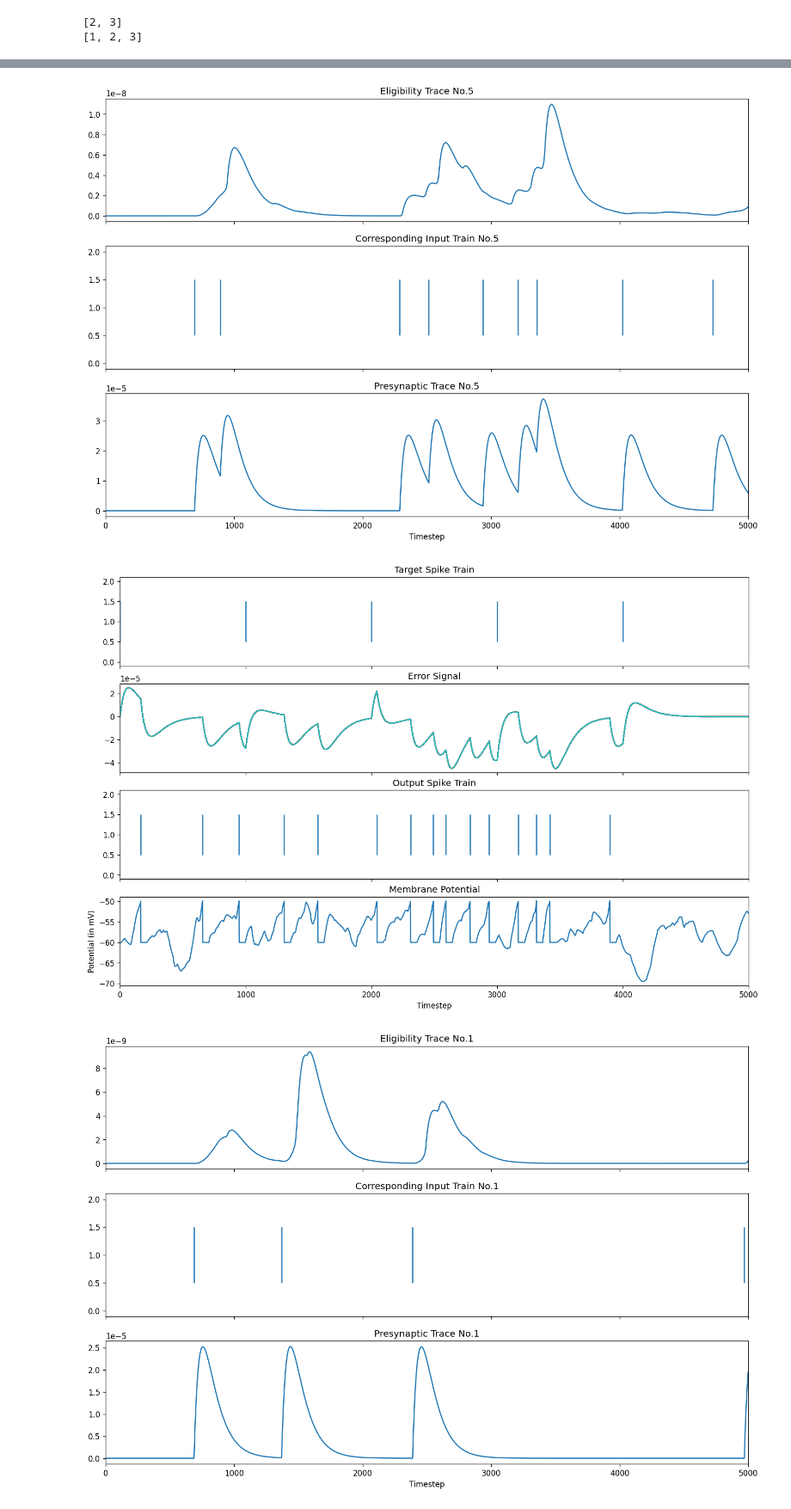
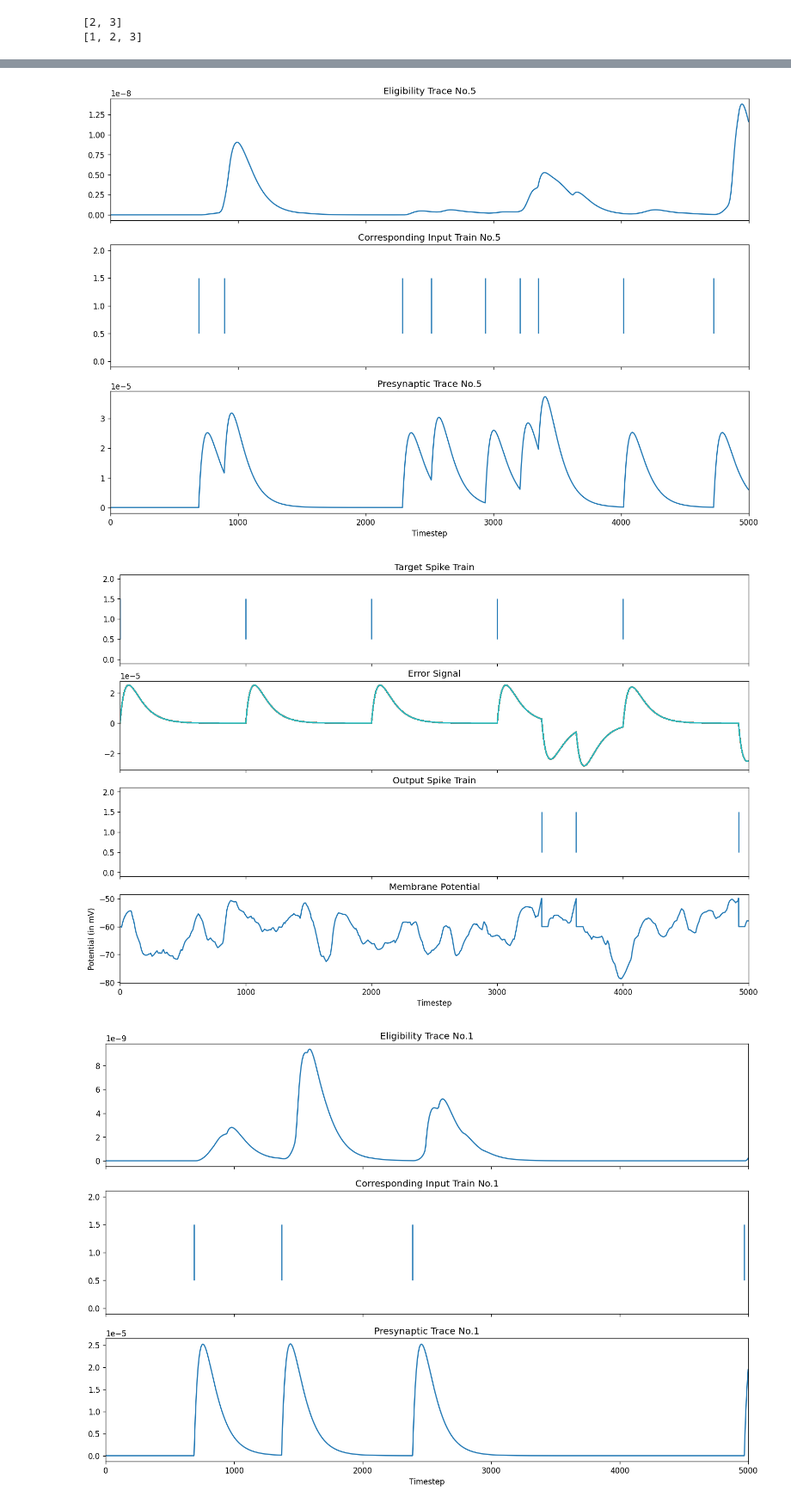
Before and after one commit to divyanshgupt/Unreliable-Transmission, a Jupyter notebook: Superspike implementation.ipynb, the cells around one changed output, grey strips where cells are left out. Shown at 86% size. Drawn from its saved outputs; the diff is of its cells as text; code cells hidden in the pictures.

```diff
--- a/Superspike implementation.ipynb
+++ b/Superspike implementation.ipynb
@@ -605,7 +605,7 @@ target[:: nb_steps//5] = 1
 
 weight_scale = 70*(1 - 0) # copied from spytorch
 
-weights = torch.empty((nb_inputs), device=device, dtype=dtype)
+weights = torch.empty((nb_inputs, nb_outputs), device=device, dtype=dtype)
 torch.nn.init.normal_(weights, mean=0.5, std=weight_scale/np.sqrt(nb_inputs))
 print("Weight initialization done")
 # %% [output]
@@ -672,13 +673,15 @@ for i in tqdm(range(epochs)):
     if t < 50:
       if 1 in spk_rec:
         reset = 1
-        print("Reseting membrane potential to resting value")
+      #  print("Reseting membrane potential to resting value")
     elif 1 in spk_rec[-50:]:
       reset = 1
     else:
       reset = 0
 
-    weighted_inp = torch.sum(input_trains[:, t] * weights)
+ #   weights = torch.flatten(weights)
+
+    weighted_inp = torch.sum(input_trains[:, t] * weights.T)
     new_syn = alpha*syn + weighted_inp
     new_mem = (beta*mem + syn*(1 - beta) + u_rest*(1 - beta))*(1 - reset) + (reset * u_rest)
 
@@ -712,7 +715,7 @@ for i in tqdm(range(epochs)):
 
     # for minibatching weight updates in time
     m += error[1] * synaptic_eligibility[1]
-  weights += m
+ # weights += m
 
   # loss evaluation
   spk_rec = torch.stack(spk_rec, dim=0)
@@ -740,6 +743,6 @@ Loss = tensor([7.8960e-11])
 Spike train: tensor([0., 0., 0.,  ..., 0., 0., 0.])
-[figure, old version]
+[figure, new version]
-[figure, old version]
+[figure, new version]
 # %%
 #plot_traces(eligibility_rec, pre_trace_rec, input_trains, j)
 plot_traces(eligibility_rec, pre_trace_rec, input_trains, 1)
```
Also changed, not shown: parts of 7 cells of this notebook.
